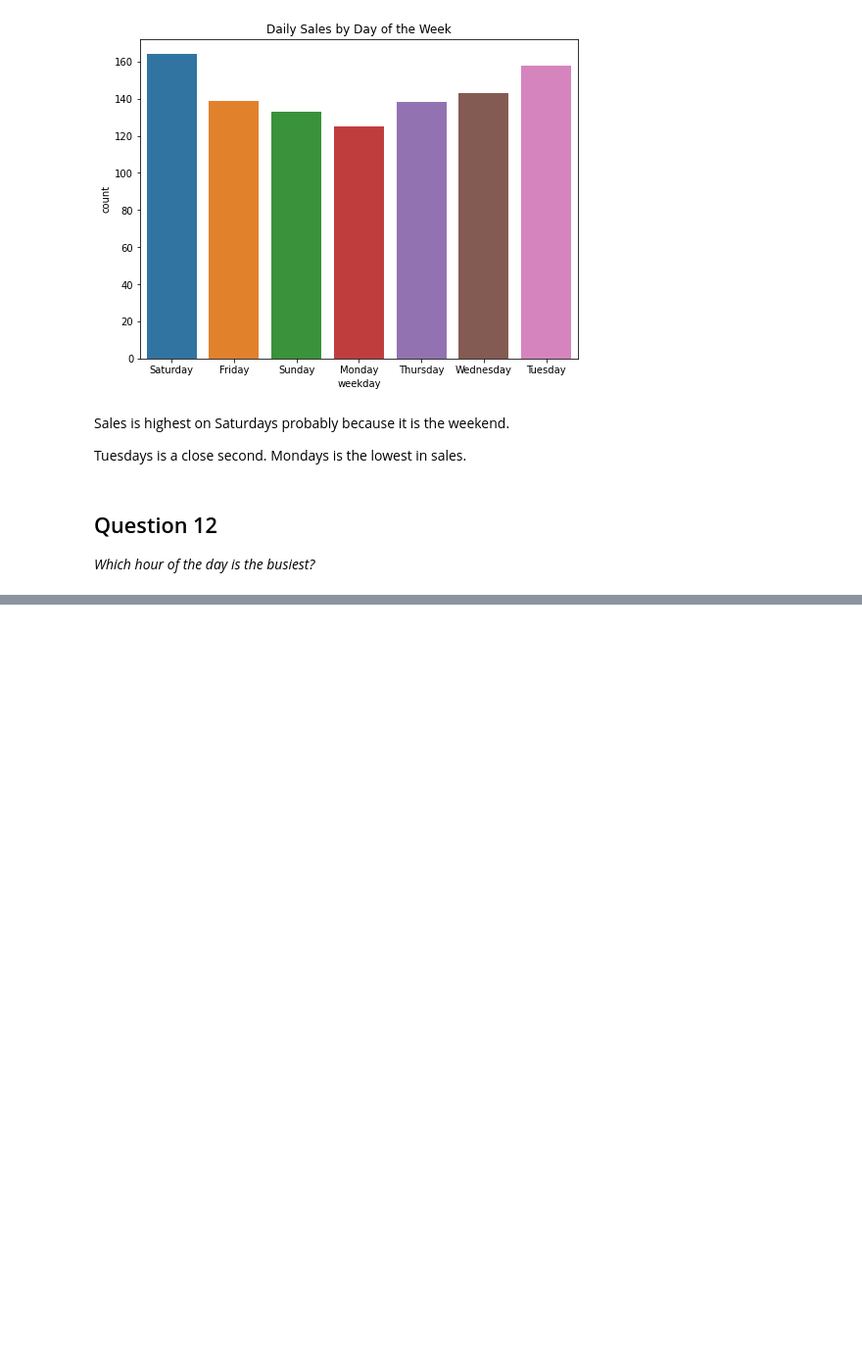
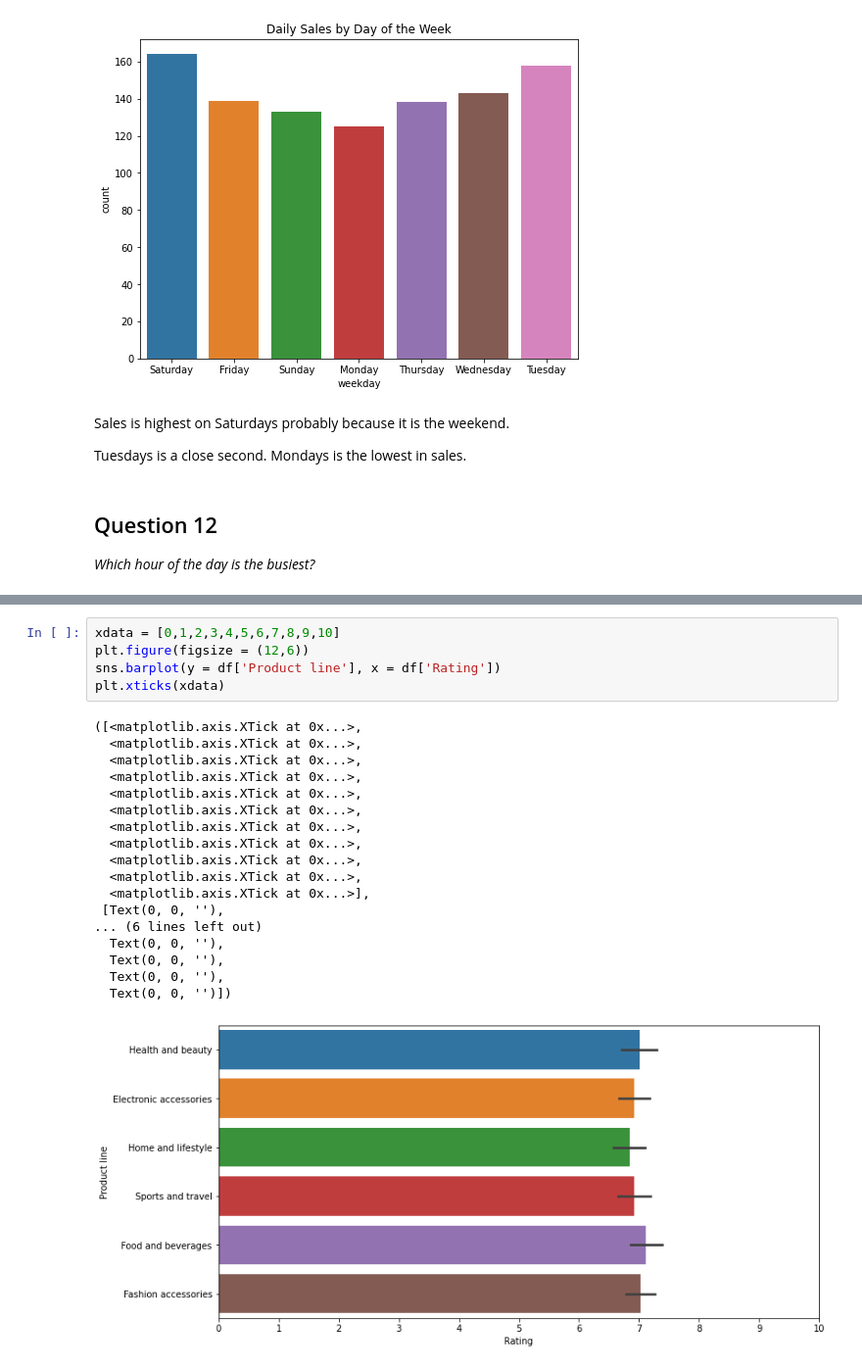
Before and after one commit to TueHellsternKea/study, a Jupyter notebook: 4sem/06-Machine_Learning_1/data/eda.ipynb, the cells around one changed output, grey strips where cells are left out. Shown at 98% size. Saved outputs shown, nothing was run; the diff lists cells and outputs as text; blank space fills up the shorter version.

```diff
--- a/4sem/06-Machine_Learning_1/data/eda.ipynb
+++ b/4sem/06-Machine_Learning_1/data/eda.ipynb
@@ -369,0 +344,24 @@ array([False, False, False, False, False, False, False, False, False,
+# %%
+xdata = [0,1,2,3,4,5,6,7,8,9,10]
+plt.figure(figsize = (12,6))
+sns.barplot(y = df['Product line'], x = df['Rating'])
+plt.xticks(xdata)
+# %% [output]
+([<matplotlib.axis.XTick at 0x...>,
+  <matplotlib.axis.XTick at 0x...>,
+  <matplotlib.axis.XTick at 0x...>,
+  <matplotlib.axis.XTick at 0x...>,
+  <matplotlib.axis.XTick at 0x...>,
+  <matplotlib.axis.XTick at 0x...>,
+  <matplotlib.axis.XTick at 0x...>,
+  <matplotlib.axis.XTick at 0x...>,
+  <matplotlib.axis.XTick at 0x...>,
+  <matplotlib.axis.XTick at 0x...>,
+  <matplotlib.axis.XTick at 0x...>],
+ [Text(0, 0, ''),
+... (6 lines left out)
+  Text(0, 0, ''),
+  Text(0, 0, ''),
+  Text(0, 0, ''),
+  Text(0, 0, '')])
+[figure, added]
```
Also changed, not shown: parts of 20 cells of this notebook, 22 other files.
